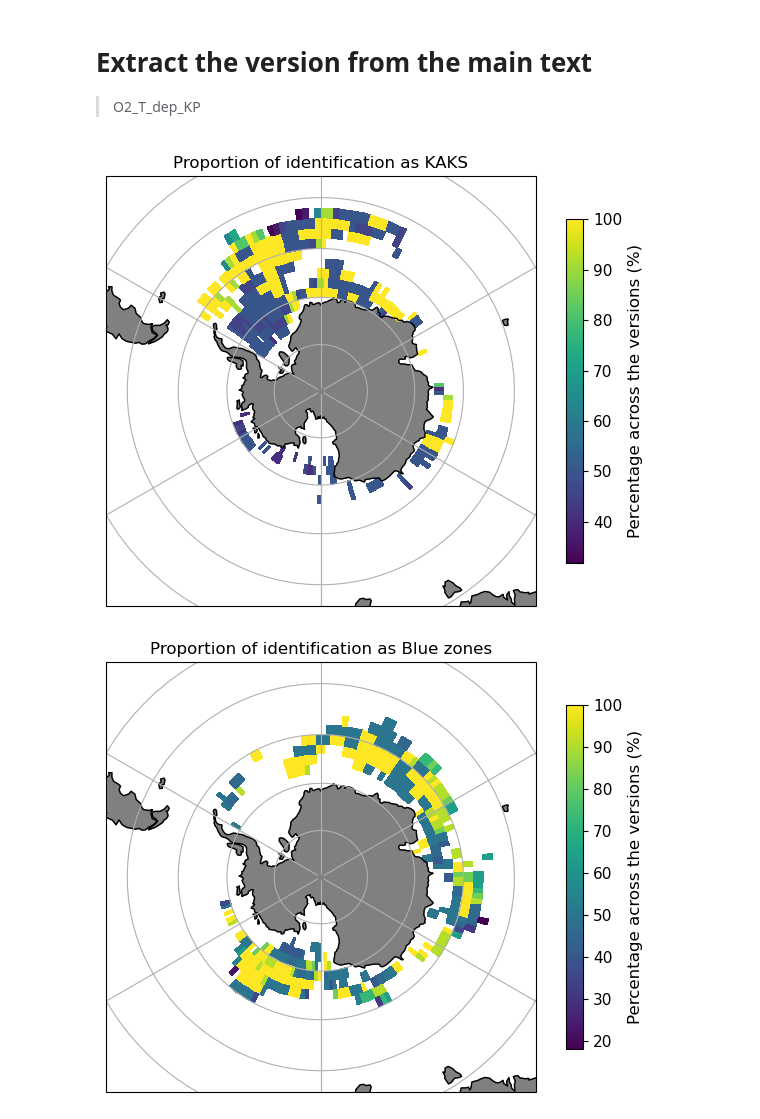
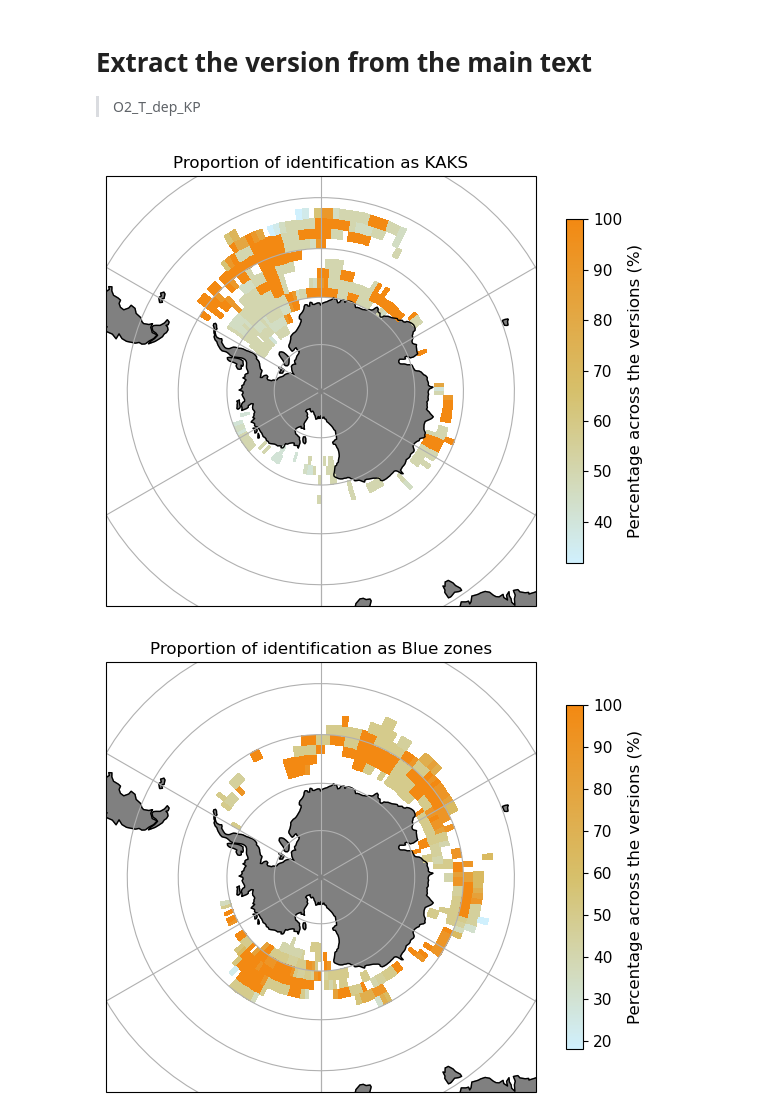
Before and after one commit to AnaelleDurfort/Key_Areas_krill_carbon_sequestration, a Jupyter notebook: sensitivity_analyse/Zone_types_certainty.ipynb, the cells around one changed output. Drawn from its saved outputs; the diff is of its cells as text; code cells hidden in the pictures.

```diff
--- a/sensitivity_analyse/Zone_types_certainty.ipynb
+++ b/sensitivity_analyse/Zone_types_certainty.ipynb
@@ -394,6 +393,10 @@ all_versions
 1782 rows × 12 columns
 # %% [markdown]
 ## Plots
+# %%
+# Define color sequence
+colors =["#d0f0fd", "#d6c06b" , "#f38912"]
+cmap = LinearSegmentedColormap.from_list("blue_purple_red", colors)
 # %%
 ########### KAKS
 all_versions_xarray_KAKS = xr.Dataset.from_dataframe(all_versions[['percentage_ID_as_zone_3']])
@@ -521,7 +524,7 @@ p = main_version_xarray_KAKS["percentage_ID_as_zone_3"].plot(
     transform=ccrs.PlateCarree(),  # the data's projection
     add_colorbar = False,
     subplot_kws={"projection": map_proj},
-    cmap= sns.color_palette("viridis", as_cmap=True) #sns.color_palette("Blues", as_cmap=True)
+    cmap= cmap
     # levels=[0, 1, 2, 3, 4, 5],
     # colors = ['blanchedalmond', 'green', 'yellowgreen', 'red', 'mediumvioletred']
 )
@@ -550,7 +553,7 @@ p = main_version_xarray_blue["percentage_ID_as_zone_1"].plot(
     transform=ccrs.PlateCarree(),  # the data's projection
     add_colorbar = False,
     subplot_kws={"projection": map_proj},
-    cmap= sns.color_palette("viridis", as_cmap=True) #sns.color_palette("Blues", as_cmap=True)
+    cmap= cmap
     # levels=[0, 1, 2, 3, 4, 5],
     # colors = ['blanchedalmond', 'green', 'yellowgreen', 'red', 'mediumvioletred']
 )
@@ -569,33 +572,33 @@ plt.tight_layout()
 plt.show()
 
 ########## Green zones
 main_version_xarray_green = xr.Dataset.from_dataframe(main_version_green[['percentage_ID_as_zone_2']])
 main_version_xarray_green = main_version_xarray_green.sortby(["latitude", "longitude"])
 
 map_proj = ccrs.SouthPolarStereo()
 
 p = main_version_xarray_green["percentage_ID_as_zone_2"].plot(
     transform=ccrs.PlateCarree(),  # the data's projection
     add_colorbar = False,
     subplot_kws={"projection": map_proj},
-    cmap= sns.color_palette("viridis", as_cmap=True), #sns.color_palette("Blues", as_cmap=True)
+    cmap= cmap #sns.color_palette("Blues", as_cmap=True)
     # color='orange'
     # levels=[0, 1, 2, 3, 4, 5],
     # colors = ['blanchedalmond', 'green', 'yellowgreen', 'red', 'mediumvioletred']
 )
 
 p.axes.gridlines()
 p.axes.add_feature(cfeature.LAND, color='grey')
 p.axes.add_feature(cfeature.COASTLINE)
 cb = plt.colorbar(p, shrink = 0.8)
 cb.set_label('Percentage across the versions (%)', fontsize=12)
 cb.ax.tick_params(labelsize=11)
 plt.title('Proportion of identification as Green zones')
 
 plt.tight_layout()
 
 # plt.savefig('./figures/proportion_Green_zones_across_versions_main_version.png', bbox_inches = 'tight', dpi=300)
 plt.show()
 # %% [output]
-[figure, old version]
+[figure, new version]
-[figure, old version]
+[figure, new version]
```
Also changed, not shown: parts of 3 cells of this notebook, 2 other files.
